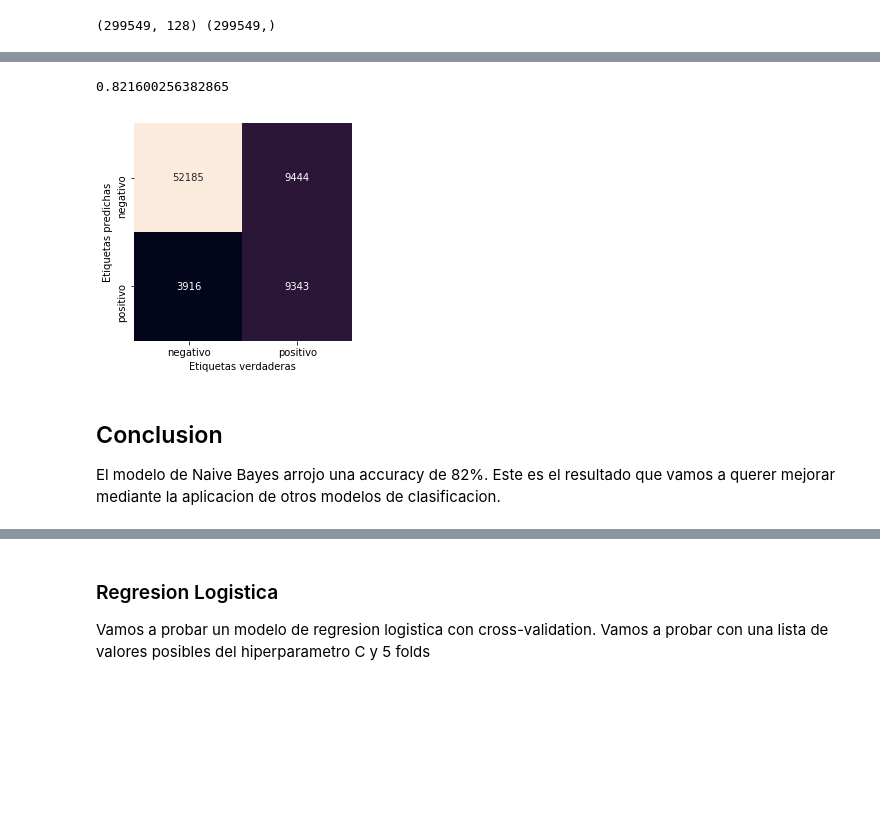
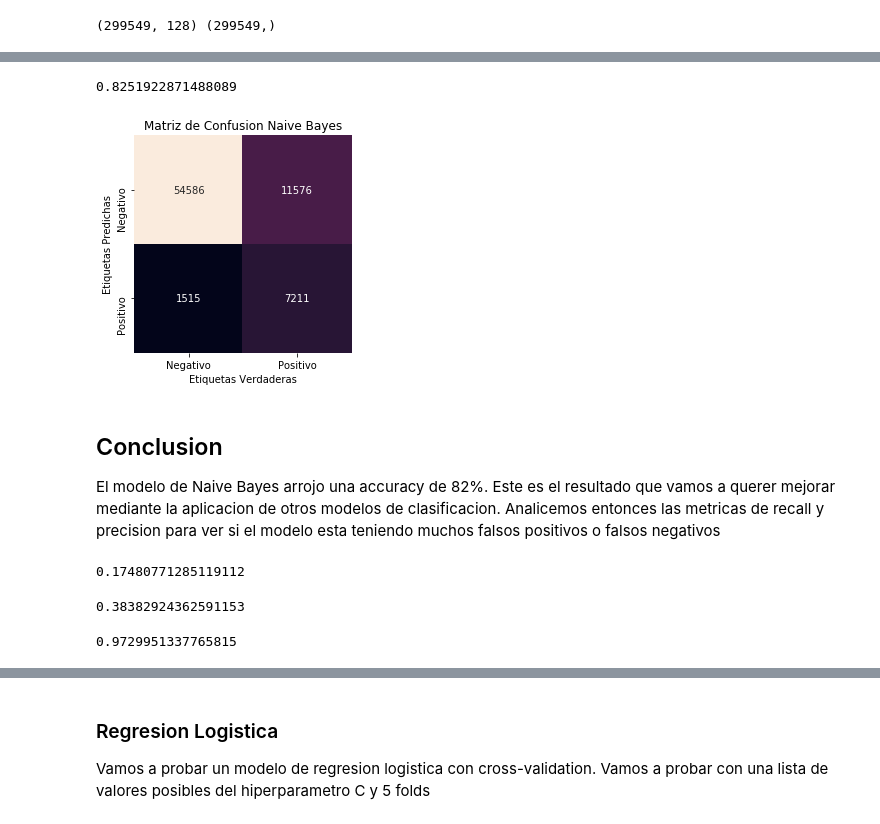
Before and after one commit to raharari/Desafio-3, a Jupyter notebook: 3er Desafio.ipynb, the cells around one changed output, grey strips where cells are left out. Drawn from its saved outputs; the diff is of its cells as text; code cells hidden in the pictures; blank space fills up the shorter version.

```diff
--- a/3er Desafio.ipynb
+++ b/3er Desafio.ipynb
@@ -27,9 +27,9 @@ import matplotlib.pyplot as plt
 # %%
 #Guardamos el path del archivo en una variable para despues cargarlo en un df
 
-#file = 'C:/Users/Ramiro/Desktop/Digital House/Desafios/Desafio 3/Churn Naranja Muestra.csv'
+file = 'C:/Users/Ramiro/Desktop/Digital House/Desafios/Desafio 3/Churn Naranja Muestra.csv'
 
-file = 'C:/Users/rharari/Desktop/Data Science/Desafio 3/Churn Naranja Muestra.csv'
+#file = 'C:/Users/rharari/Desktop/Data Science/Desafio 3/Churn Naranja Muestra.csv'
 
 # Creamos un DataFrame con la info del csv
 df = pd.read_csv(file, sep='\t', encoding='ANSI')
@@ -334,0 +337,5 @@ X_train, X_test, y_train, y_test = train_test_split(X, y, test_size=0.25, random
+# %%
+# Utilizamos sklearn para estandarizar la matriz de Features
+from sklearn.preprocessing import StandardScaler
+scaler = StandardScaler()
+X_train = scaler.fit_transform(X_train)
@@ -344,3 +355,8 @@ labels_predichas = modelo_NB.predict(X_test)
+# %%
+#Estandarizamos el set de testeo con lo que aprendio el Scaler
+X_test = scaler.transform(X_test)
+# Predicción
+labels_predichas = modelo_NB.predict(X_test)
 # %%
 #Analizamos la performance del modelo
 from sklearn.metrics import confusion_matrix
@@ -348,20 +364,27 @@ from sklearn.metrics import confusion_matrix
 # %%
 # Primero calculamos el accuracy general del modelo
 from sklearn.metrics import accuracy_score
-NB_accuracy = accuracy_score(y_test, labels_predichas)
+accuracy_NB = accuracy_score(y_test, labels_predichas)
 accuracy_score(y_test, labels_predichas)
 # %% [output]
-0.821600256382865
+0.8251922871488089
 # %%
 # Ahora calculamos la matriz de confusión
 mat = confusion_matrix(y_test, labels_predichas)
+
+ax = plt.axes()
+
 sns.heatmap(mat.T, square=True, annot=True, fmt='d', cbar=False,
-            xticklabels=['Negativo','Positivo'], yticklabels=['Negativo','Positivo'])
+            xticklabels=['Negativo','Positivo'], yticklabels=['Negativo','Positivo'], ax=ax)
+
+ax.set_title('Matriz de Confusion Naive Bayes')
+
 plt.xlabel('Etiquetas Verdaderas')
 plt.ylabel('Etiquetas Predichas');
 # %% [output]
-[figure, old version]
+[figure, new version]
 # %% [markdown]
 ## Conclusion
 
 El modelo de Naive Bayes arrojo una accuracy de 82%. Este es el resultado que vamos a querer mejorar mediante la aplicacion de otros modelos de clasificacion.
+Analicemos entonces las metricas de recall y precision para ver si el modelo esta teniendo muchos falsos positivos o falsos negativos
@@ -367,0 +398,20 @@ El modelo de Naive Bayes arrojo una accuracy de 82%. Este es el resultado que va
+# %%
+#Classification Error
+class_error_NB = (1 - accuracy_NB)
+class_error_NB
+# %% [output]
+0.17480771285119112
+# %%
+#Recall
+from sklearn.metrics import recall_score
+
+recall_NB = recall_score(y_test, labels_predichas)
+recall_NB
+# %% [output]
+0.38382924362591153
+# %%
+#Specificity
+specificity_NB = TN / (TN + FP)
+specificity_NB
+# %% [output]
+0.9729951337765815
```
Also changed, not shown: parts of 63 cells of this notebook.
